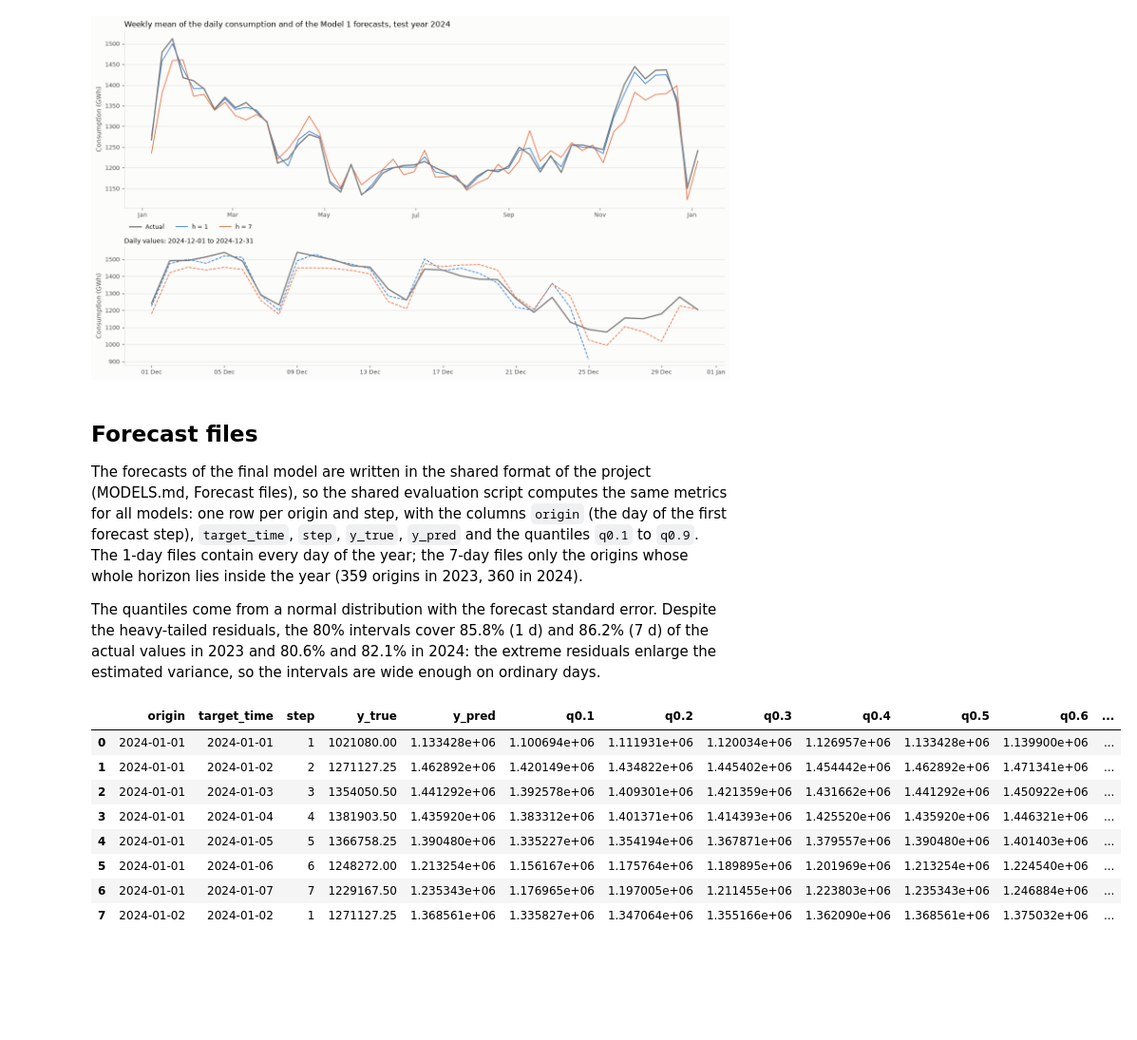
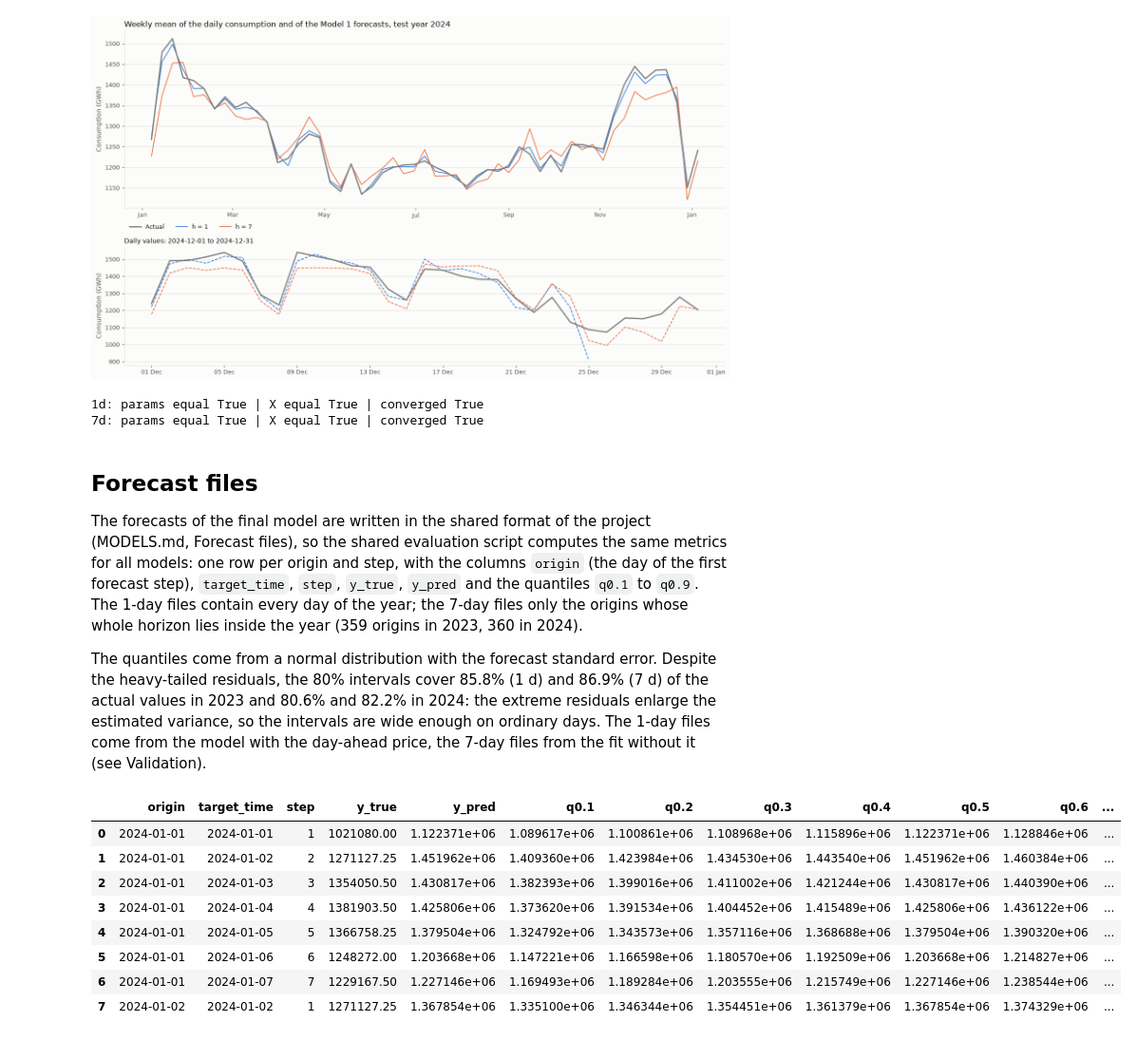
Before and after one commit to Wh4130/Germany-Electricity-Prediction-AI-DevOps, a Jupyter notebook: src/models/sarimax/daily.ipynb, the cells around one changed output. Shown at 95% size. Drawn from its saved outputs; the diff is of its cells as text; code cells hidden in the pictures; blank space fills up the shorter version.

```diff
--- a/src/models/sarimax/daily.ipynb
+++ b/src/models/sarimax/daily.ipynb
@@ -1307,3 +1383,10 @@ evaluate(y_all[TEST_START:], y_all.shift(7)[TEST_START:]);
 # %% [output]
 🔹 rmse = 89643.63
 🔹 mape = 4.67%
+# %%
+def coverage_80(frame):
+    return ((frame["y_true"] >= frame["q0.1"]) & (frame["y_true"] <= frame["q0.9"])).mean() * 100
+
+for label, result, y_eval, H in [("val 1d", final["SARIMAX_2001117_1d"], y, 1), ("val 7d", final["SARIMAX_2001117_7d"], y, 7),
+                                 ("test 1d", test_1d, y_all, 1), ("test 7d", test_7d, y_all, 7)]:
+    print(f"{label}: {coverage_80(forecast_frame(result, y_eval, H)):.1f}%")
@@ -1377,29 +1465,44 @@ plt.tight_layout()
 plt.show()
 # %% [output]
 [figure]
+# %%
+# * save the two test fits (2019-2023) as models: parameters + standardization of the raw X, to forecast without a new fit
+for H, result in ((1, test_1d), (7, test_7d)):
+    save_model(result, Path(TEST_RESULTS_DIR) / f"model_{H}d.json", mu_test, sd_test)
+
+# * check: the loaded models have the same parameters and standardize the raw X as in the fit
+for H, result, X_scaled in ((1, test_1d, X_m1_all_scaled), (7, test_7d, X_m1_7d_all_scaled)):
+    loaded = load_model(Path(TEST_RESULTS_DIR) / f"model_{H}d.json", y_all, X_m1_all)
+    print(f"{H}d:",
+          "params equal", np.allclose(loaded["res"].params, result["res"].params),
+          "| X equal", np.allclose(loaded["X"].to_numpy(), X_scaled[loaded["x_columns"]].to_numpy()),
+          "| converged", loaded["converged"])
+# %% [output]
+1d: params equal True | X equal True | converged True
+7d: params equal True | X equal True | converged True
 # %% [markdown]
 ## Forecast files
 
 The forecasts of the final model are written in the shared format of the project (MODELS.md, Forecast files), so the shared evaluation script computes the same metrics for all models: one row per origin and step, with the columns `origin` (the day of the first forecast step), `target_time`, `step`, `y_true`, `y_pred` and the quantiles `q0.1` to `q0.9`. The 1-day files contain every day of the year; the 7-day files only the origins whose whole horizon lies inside the year (359 origins in 2023, 360 in 2024).
 
-The quantiles come from a normal distribution with the forecast standard error. Despite the heavy-tailed residuals, the 80% intervals cover 85.8% (1 d) and 86.2% (7 d) of the actual values in 2023 and 80.6% and 82.1% in 2024: the extreme residuals enlarge the estimated variance, so the intervals are wide enough on ordinary days.
+The quantiles come from a normal distribution with the forecast standard error. Despite the heavy-tailed residuals, the 80% intervals cover 85.8% (1 d) and 86.9% (7 d) of the actual values in 2023 and 80.6% and 82.2% in 2024: the extreme residuals enlarge the estimated variance, so the intervals are wide enough on ordinary days. The 1-day files come from the model with the day-ahead price, the 7-day files from the fit without it (see Validation).
 # %%
 # * forecasts of the final model in the shared format (MODELS.md): validation 2023 and test 2024, horizons 1 d and 7 d
-for H in (1, 7):
-    forecast_frame(m1_results["SARIMAX_2001117"], y, H).to_csv(Path(M1_RESULTS_DIR) / f"sarimax_daily_{H}d_val.csv", index = False)
-    forecast_frame(test_result, y_all, H).to_csv(Path(TEST_RESULTS_DIR) / f"sarimax_daily_{H}d_test.csv", index = False)
+for H, val_res, test_res in ((1, final["SARIMAX_2001117_1d"], test_1d), (7, final["SARIMAX_2001117_7d"], test_7d)):
+    forecast_frame(val_res, y, H).to_csv(Path(M1_RESULTS_DIR) / f"sarimax_daily_{H}d_val.csv", index = False)
+    forecast_frame(test_res, y_all, H).to_csv(Path(TEST_RESULTS_DIR) / f"sarimax_daily_{H}d_test.csv", index = False)
 
-forecast_frame(test_result, y_all, 7).head(8)
+forecast_frame(test_7d, y_all, 7).head(8)
 # %% [output]
 |  | origin | target_time | step | y_true | y_pred | q0.1 | q0.2 | q0.3 | q0.4 | q0.5 | q0.6 | ... |
-| 0 | 2024-01-01 | 2024-01-01 | 1 | 1021080.00 | 1.133428e+06 | 1.100694e+06 | 1.111931e+06 | 1.120034e+06 | 1.126957e+06 | 1.133428e+06 | 1.139900e+06 | ... |
-| 1 | 2024-01-01 | 2024-01-02 | 2 | 1271127.25 | 1.462892e+06 | 1.420149e+06 | 1.434822e+06 | 1.445402e+06 | 1.454442e+06 | 1.462892e+06 | 1.471341e+06 | ... |
-| 2 | 2024-01-01 | 2024-01-03 | 3 | 1354050.50 | 1.441292e+06 | 1.392578e+06 | 1.409301e+06 | 1.421359e+06 | 1.431662e+06 | 1.441292e+06 | 1.450922e+06 | ... |
-| 3 | 2024-01-01 | 2024-01-04 | 4 | 1381903.50 | 1.435920e+06 | 1.383312e+06 | 1.401371e+06 | 1.414393e+06 | 1.425520e+06 | 1.435920e+06 | 1.446321e+06 | ... |
-| 4 | 2024-01-01 | 2024-01-05 | 5 | 1366758.25 | 1.390480e+06 | 1.335227e+06 | 1.354194e+06 | 1.367871e+06 | 1.379557e+06 | 1.390480e+06 | 1.401403e+06 | ... |
-| 5 | 2024-01-01 | 2024-01-06 | 6 | 1248272.00 | 1.213254e+06 | 1.156167e+06 | 1.175764e+06 | 1.189895e+06 | 1.201969e+06 | 1.213254e+06 | 1.224540e+06 | ... |
-| 6 | 2024-01-01 | 2024-01-07 | 7 | 1229167.50 | 1.235343e+06 | 1.176965e+06 | 1.197005e+06 | 1.211455e+06 | 1.223803e+06 | 1.235343e+06 | 1.246884e+06 | ... |
-| 7 | 2024-01-02 | 2024-01-02 | 1 | 1271127.25 | 1.368561e+06 | 1.335827e+06 | 1.347064e+06 | 1.355166e+06 | 1.362090e+06 | 1.368561e+06 | 1.375032e+06 | ... |
+| 0 | 2024-01-01 | 2024-01-01 | 1 | 1021080.00 | 1.122371e+06 | 1.089617e+06 | 1.100861e+06 | 1.108968e+06 | 1.115896e+06 | 1.122371e+06 | 1.128846e+06 | ... |
+| 1 | 2024-01-01 | 2024-01-02 | 2 | 1271127.25 | 1.451962e+06 | 1.409360e+06 | 1.423984e+06 | 1.434530e+06 | 1.443540e+06 | 1.451962e+06 | 1.460384e+06 | ... |
+| 2 | 2024-01-01 | 2024-01-03 | 3 | 1354050.50 | 1.430817e+06 | 1.382393e+06 | 1.399016e+06 | 1.411002e+06 | 1.421244e+06 | 1.430817e+06 | 1.440390e+06 | ... |
+| 3 | 2024-01-01 | 2024-01-04 | 4 | 1381903.50 | 1.425806e+06 | 1.373620e+06 | 1.391534e+06 | 1.404452e+06 | 1.415489e+06 | 1.425806e+06 | 1.436122e+06 | ... |
+| 4 | 2024-01-01 | 2024-01-05 | 5 | 1366758.25 | 1.379504e+06 | 1.324792e+06 | 1.343573e+06 | 1.357116e+06 | 1.368688e+06 | 1.379504e+06 | 1.390320e+06 | ... |
+| 5 | 2024-01-01 | 2024-01-06 | 6 | 1248272.00 | 1.203668e+06 | 1.147221e+06 | 1.166598e+06 | 1.180570e+06 | 1.192509e+06 | 1.203668e+06 | 1.214827e+06 | ... |
+| 6 | 2024-01-01 | 2024-01-07 | 7 | 1229167.50 | 1.227146e+06 | 1.169493e+06 | 1.189284e+06 | 1.203555e+06 | 1.215749e+06 | 1.227146e+06 | 1.238544e+06 | ... |
+| 7 | 2024-01-02 | 2024-01-02 | 1 | 1271127.25 | 1.367854e+06 | 1.335100e+06 | 1.346344e+06 | 1.354451e+06 | 1.361379e+06 | 1.367854e+06 | 1.374329e+06 | ... |
 # %% [markdown]
 # Conclusion
 
```
Also changed, not shown: parts of 15 cells of this notebook, 39 other files.
